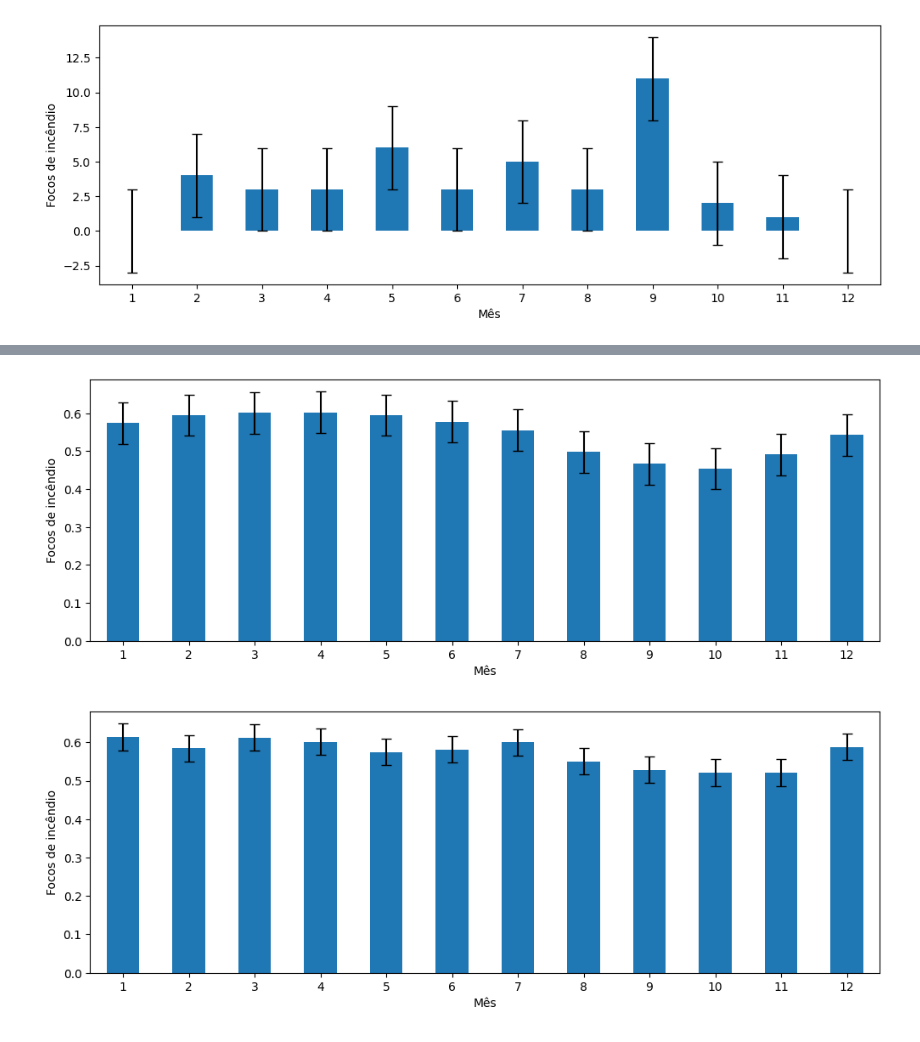
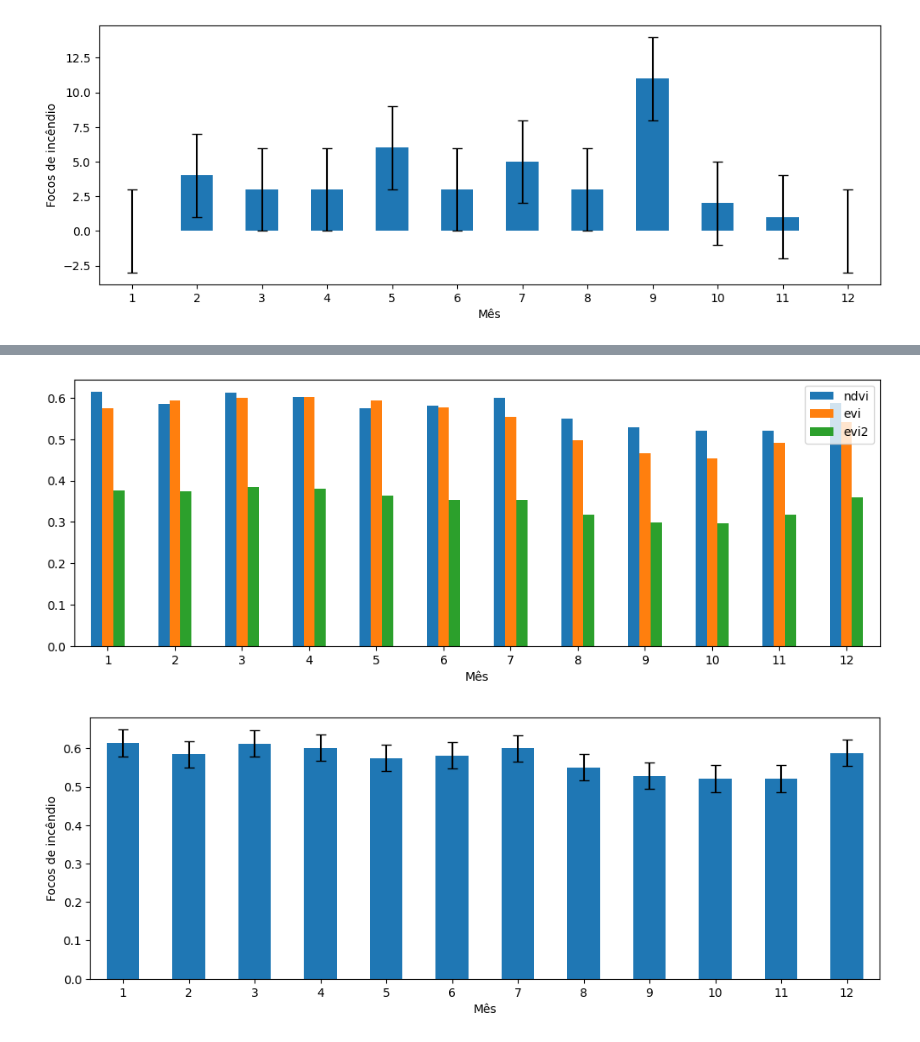
Before and after one commit to LPontes/fire_risk_app, a Jupyter notebook: notebooks/eda_risco_de_fogo.ipynb, the cells around one changed output, grey strips where cells are left out. Cells and saved outputs as stored; diff of their text form; code cells hidden in the pictures.

```diff
--- a/notebooks/eda_risco_de_fogo.ipynb
+++ b/notebooks/eda_risco_de_fogo.ipynb
@@ -464,0 +465,21 @@ df_corr.corr()
+# %%
+import seaborn as sns
+f, ax = plt.subplots(figsize=(6, 6))
+
+heatmap = sns.heatmap(corr_matrix,
+                      mask = mask,
+                      square = True,
+                      linewidths = .5,
+                      cmap = 'coolwarm',
+                      cbar_kws = {'shrink': .4,
+                                'ticks' : [-1, -.5, 0, 0.5, 1]},
+                      vmin = -1,
+                      vmax = 1,
+                      annot = True,
+                      annot_kws = {'size': 12})
+
+#add the column names as labels
+ax.set_yticklabels(corr_matrix.columns, rotation = 0)
+ax.set_xticklabels(corr_matrix.columns)
+
+sns.set_style({'xtick.bottom': True}, {'ytick.left': True})
@@ -489,14 +517,14 @@ plt.ylabel("Focos de incêndio");
 # %%
 fig, axs = plt.subplots(figsize=(12, 4))
 
-df_mensal = df.groupby(df['date'].dt.month).mean()['evi']
+df_mensal = df.groupby(df['date'].dt.month).mean()[['ndvi','evi', 'evi2']]
 errors = df_mensal.std()
 df_mensal.plot(kind='bar', rot=0, ax=axs,yerr=errors, capsize=4)
 
 plt.xlabel("Mês");  # custom x label using Matplotlib
-plt.ylabel("Focos de incêndio");
+# plt.ylabel("evi");
 # %% [output]
-[figure, old version]
+[figure, new version]
 # %%
 fig, axs = plt.subplots(figsize=(12, 4))
 
```
Also changed, not shown: parts of 8 cells of this notebook, 5 other files.
